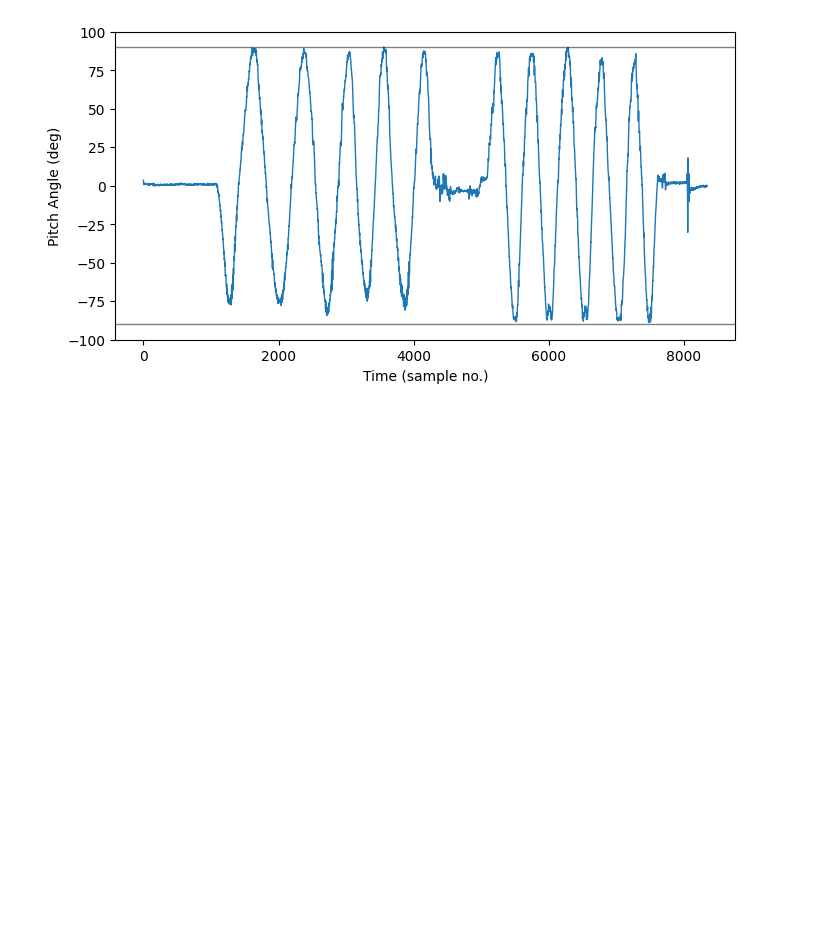
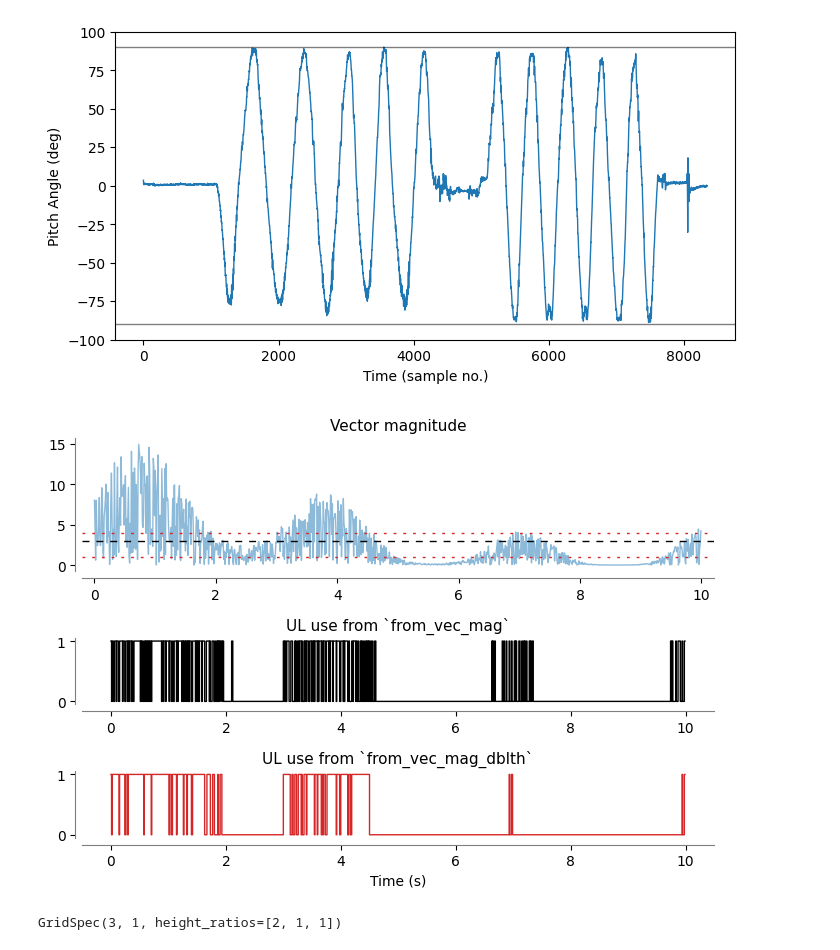
Before and after one commit to siva82kb/monalysa, a Jupyter notebook: docs/source/notebooks/ulfunctioning_analysis.ipynb, the cells around one changed output. Saved outputs shown, nothing was run; the diff lists cells and outputs as text; code cells hidden in the pictures; blank space fills up the shorter version.

```diff
--- a/docs/source/notebooks/ulfunctioning_analysis.ipynb
+++ b/docs/source/notebooks/ulfunctioning_analysis.ipynb
@@ -49,3 +49,12 @@ ax.set_ylim(-100, 100)
 # %% [output]
 (-100.0, 100.0)
 [figure]
+# %%
+import numpy as np
+from monalysa.ulfunc import uluse
+fs = 100
+t = np.arange(0, 10, 1. / fs)
+vmag = np.square(np.sin(2 * t) + np.cos(0.4 * t) + 2) * np.random.rand(len(t))
+th1, th2l, th2h = 3, 1, 4
+_, u1 = uluse.from_vec_mag(vmag, thresh=th1)
+_, u2 = uluse.from_vec_mag_dblth(vmag, thresh_l=th2l, thresh_h=th2h)
@@ -51,0 +63,55 @@ ax.set_ylim(-100, 100)
+# %%
+fig = plt.figure(figsize=(7, 5))
+gs = gridspec.GridSpec(3, 1, height_ratios=[2, 1, 1])
+ax0 = plt.subplot(gs[0])
+ax0.plot(t, vmag, lw=1, alpha=0.5)
+ax0.axhline(th1, lw=1, color='k', ls="dashed", dashes=(5, 5))
+ax0.axhline(th2l, lw=1, color='tab:red', ls="dashed", dashes=(2, 5))
+ax0.axhline(th2h, lw=1, color='tab:red', ls="dashed", dashes=(2, 5))
+ax0.spines['right'].set_visible(False)
+ax0.spines['top'].set_visible(False)
+ax0.spines['left'].set_position(('outward', 5))
+ax0.spines['bottom'].set_position(('outward', 5))
+ax0.spines['left'].set_color("tab:gray")
+ax0.spines['bottom'].set_color("tab:gray")
+ax0.set_xlim(-0.2, 10.2)
+ax0.set_title("Vector magnitude", fontsize=11)
+
+ax1 = plt.subplot(gs[1])
+ax1.step(t, u1, lw=1, color="k")
+ax1.spines['right'].set_visible(False)
+ax1.spines['top'].set_visible(False)
+ax1.spines['left'].set_position(('outward', 5))
+ax1.spines['bottom'].set_position(('outward', 5))
+ax1.spines['left'].set_color("tab:gray")
+ax1.spines['bottom'].set_color("tab:gray")
+ax1.set_title("UL use from `from_vec_mag`", fontsize=11)
+
+ax2 = plt.subplot(gs[2])
+ax2.step(t, u2, lw=1, color="tab:red")
+ax2.spines['right'].set_visible(False)
+ax2.spines['top'].set_visible(False)
+ax2.spines['left'].set_position(('outward', 5))
+ax2.spines['bottom'].set_position(('outward', 5))
+ax2.spines['left'].set_color("tab:gray")
+ax2.spines['bottom'].set_color("tab:gray")
+ax2.set_xlabel("Time (s)")
+ax2.set_title("UL use from `from_vec_mag_dblth`", fontsize=11)
+
+plt.tight_layout()
+
+fig.savefig("uluse_from_vec_mag.svg", format="svg")
+# %% [output]
+[figure, added]
+# %%
+import numpy as np
+from monalysa.ulfunc import uluse
+from monalysa.ulfunc import ulint
+fs = 100
+t = np.arange(0, 10, 1. / fs)
+vmag = np.square(np.sin(2 * t) + np.cos(0.4 * t) + 2) * np.random.rand(len(t))
+th1, th2l, th2h = 3, 1, 4
+_, u1 = uluse.from_vec_mag(vmag, thresh=th1)
+_, u2 = uluse.from_vec_mag_dblth(vmag, thresh_l=th2l, thresh_h=th2h)
+# %% [output]
+GridSpec(3, 1, height_ratios=[2, 1, 1])
```
Also changed, not shown: parts of 1 cell of this notebook, 10 other files.
